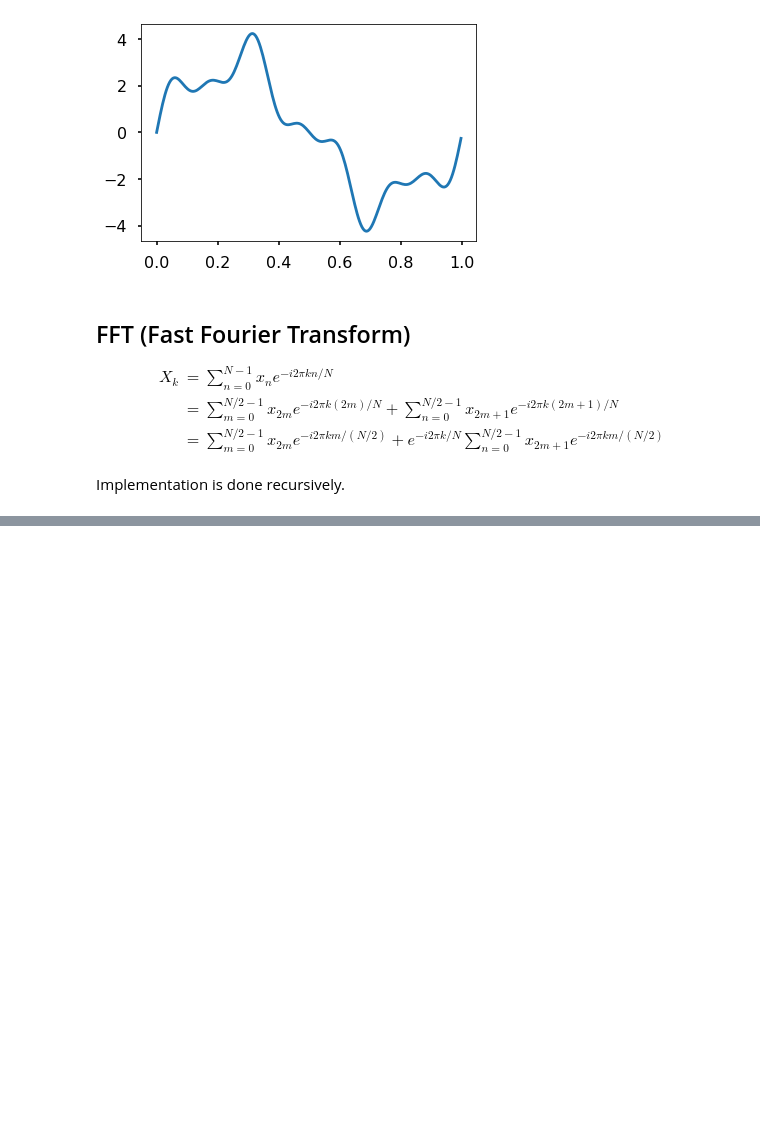
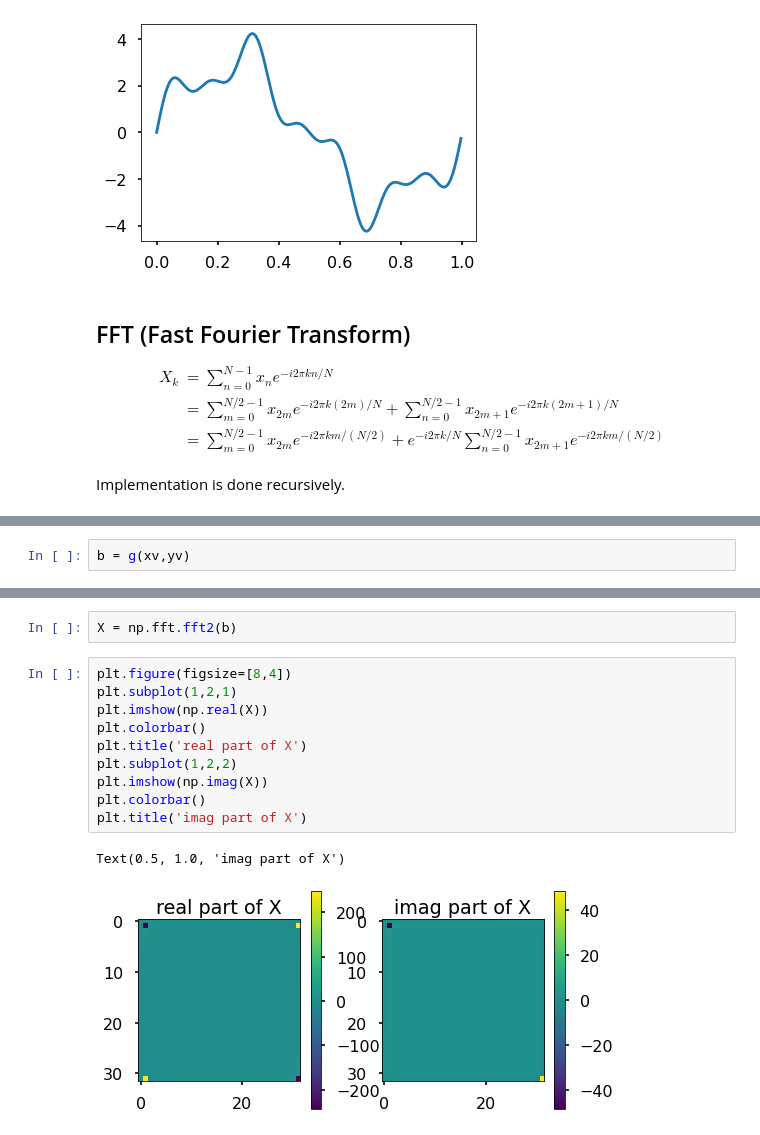
Before and after one commit to huiprobable/MATH473F22CSULB, a Jupyter notebook: Lectures/Lec09_FFT.ipynb, the cells around one changed output, grey strips where cells are left out. Cells and saved outputs as stored; diff of their text form; blank space fills up the shorter version.

```diff
--- a/Lectures/Lec09_FFT.ipynb
+++ b/Lectures/Lec09_FFT.ipynb
@@ -185,0 +234,2 @@ def FFT(x):
+# %%
+b = g(xv,yv)
@@ -185,0 +247,15 @@ def FFT(x):
+# %%
+X = np.fft.fft2(b)
+# %%
+plt.figure(figsize=[8,4])
+plt.subplot(1,2,1)
+plt.imshow(np.real(X))
+plt.colorbar()
+plt.title('real part of X')
+plt.subplot(1,2,2)
+plt.imshow(np.imag(X))
+plt.colorbar()
+plt.title('imag part of X')
+# %% [output]
+Text(0.5, 1.0, 'imag part of X')
+[figure, added]
```
Also changed, not shown: parts of 20 cells of this notebook.
